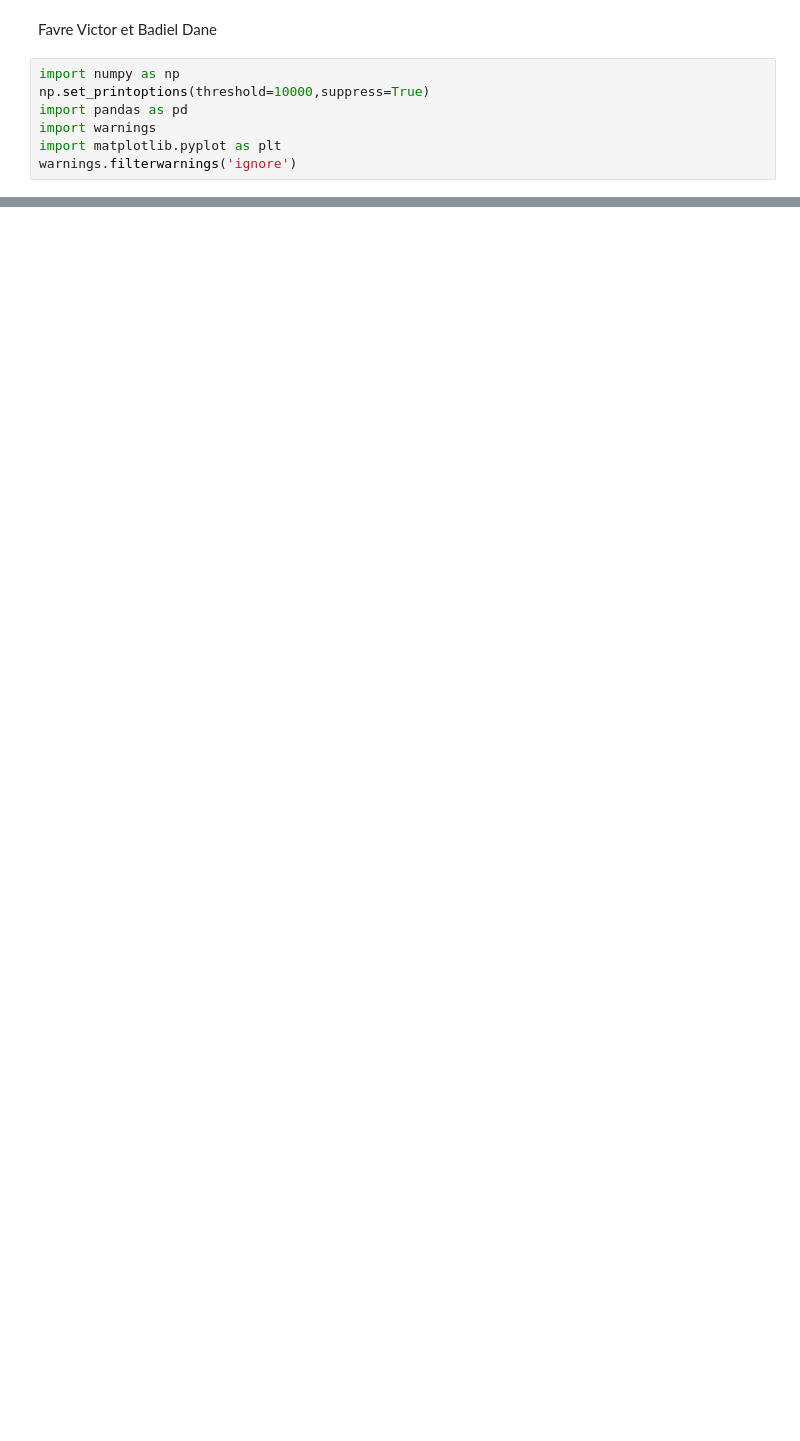
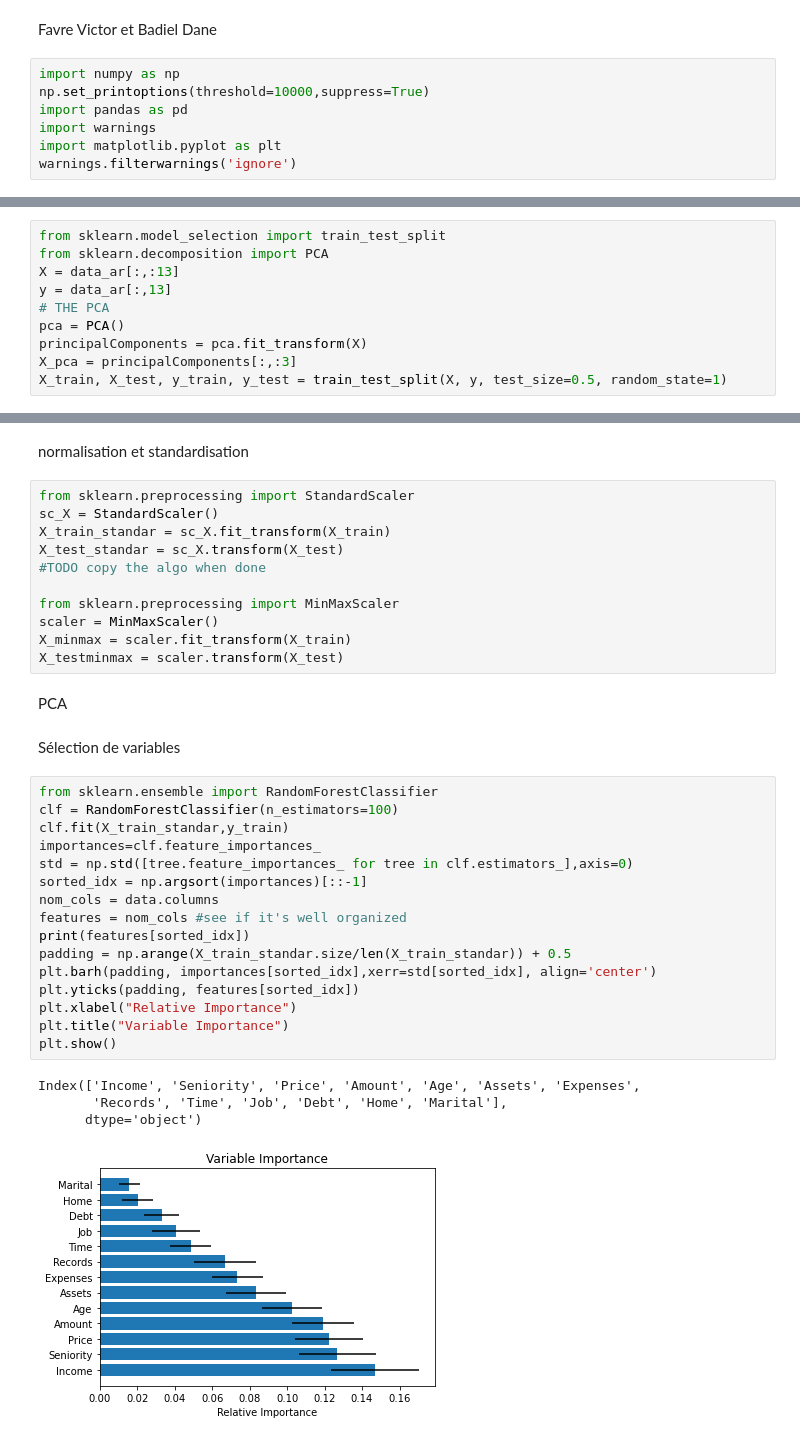
Before and after one commit to VFavre/TAA, a Jupyter notebook: TP2/tp2.ipynb, the cells around one changed output, grey strips where cells are left out. Drawn from its saved outputs; the diff is of its cells as text; blank space fills up the shorter version.

```diff
--- a/TP2/tp2.ipynb
+++ b/TP2/tp2.ipynb
@@ -15,0 +25,10 @@ TypeError: 'tuple' object is not callable
+# %%
+from sklearn.model_selection import train_test_split
+from sklearn.decomposition import PCA
+X = data_ar[:,:13]
+y = data_ar[:,13]
+# THE PCA
+pca = PCA()
+principalComponents = pca.fit_transform(X)
+X_pca = principalComponents[:,:3]
+X_train, X_test, y_train, y_test = train_test_split(X, y, test_size=0.5, random_state=1)
@@ -15,0 +69,38 @@ TypeError: 'tuple' object is not callable
+# %% [markdown]
+normalisation et standardisation
+# %%
+from sklearn.preprocessing import StandardScaler
+sc_X = StandardScaler()
+X_train_standar = sc_X.fit_transform(X_train)
+X_test_standar = sc_X.transform(X_test)
+#TODO copy the algo when done
+
+from sklearn.preprocessing import MinMaxScaler
+scaler = MinMaxScaler()
+X_minmax = scaler.fit_transform(X_train)
+X_testminmax = scaler.transform(X_test)
+# %% [markdown]
+PCA
+# %% [markdown]
+Sélection de variables
+# %%
+from sklearn.ensemble import RandomForestClassifier
+clf = RandomForestClassifier(n_estimators=100)
+clf.fit(X_train_standar,y_train)
+importances=clf.feature_importances_
+std = np.std([tree.feature_importances_ for tree in clf.estimators_],axis=0)
+sorted_idx = np.argsort(importances)[::-1]
+nom_cols = data.columns
+features = nom_cols #see if it's well organized
+print(features[sorted_idx])
+padding = np.arange(X_train_standar.size/len(X_train_standar)) + 0.5
+plt.barh(padding, importances[sorted_idx],xerr=std[sorted_idx], align='center')
+plt.yticks(padding, features[sorted_idx])
+plt.xlabel("Relative Importance")
+plt.title("Variable Importance")
+plt.show()
+# %% [output]
+Index(['Income', 'Seniority', 'Price', 'Amount', 'Age', 'Assets', 'Expenses',
+       'Records', 'Time', 'Job', 'Debt', 'Home', 'Marital'],
+      dtype='object')
+[figure, added]
```
Also changed, not shown: parts of 11 cells of this notebook.
